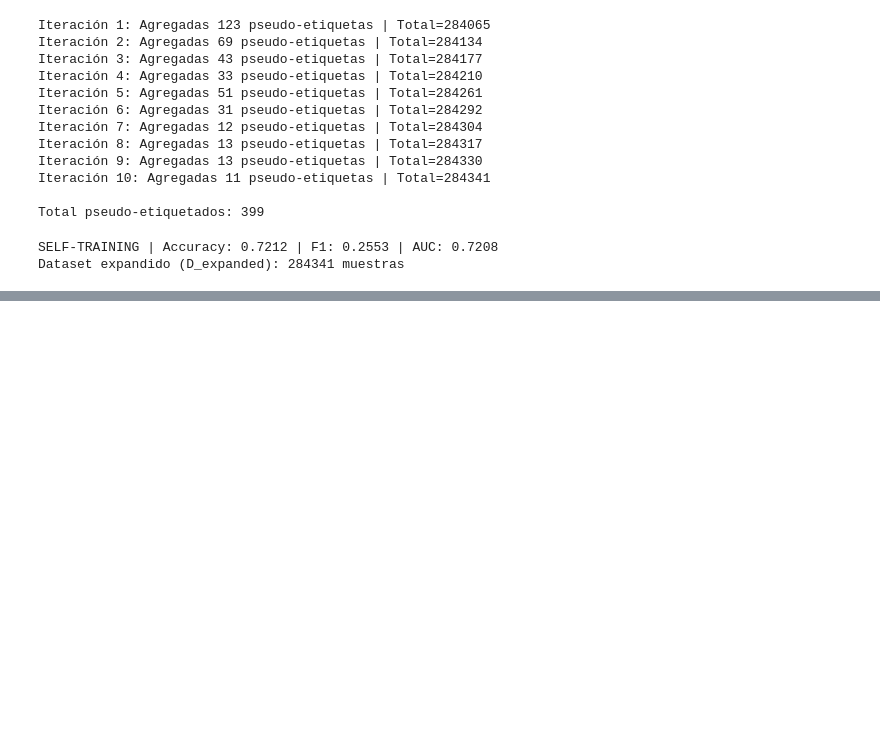
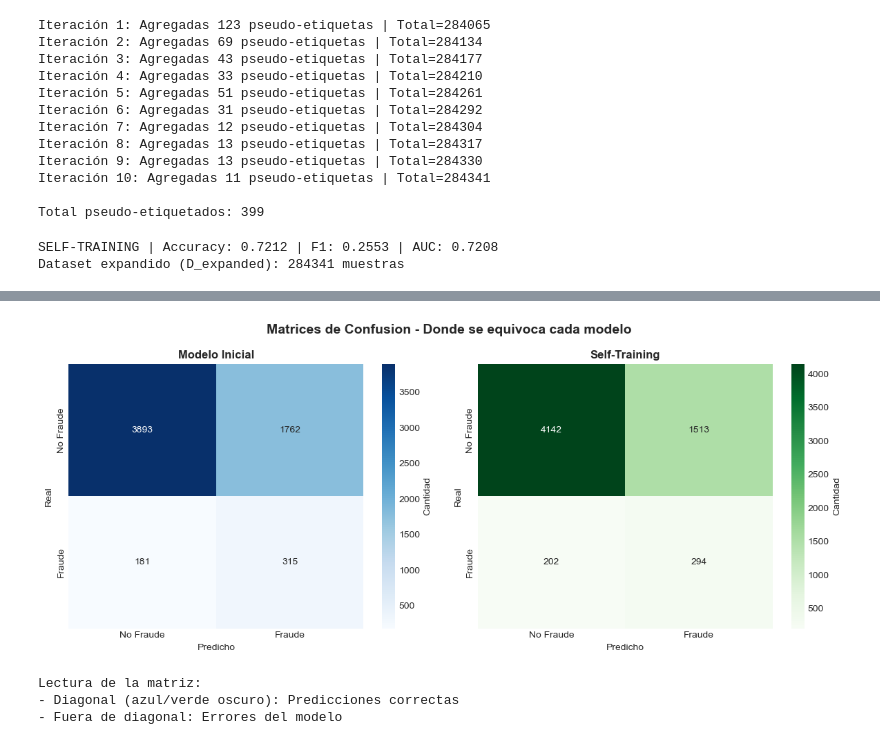
Before and after one commit to Joshua-LP/CODE-APRENDIZAJE-SEMISUPERVISADO, a Jupyter notebook: deteccion_fraude_semi_supervisado.ipynb, the cells around one changed output, grey strips where cells are left out. Drawn from its saved outputs; the diff is of its cells as text; code cells hidden in the pictures; blank space fills up the shorter version.

```diff
--- a/deteccion_fraude_semi_supervisado.ipynb
+++ b/deteccion_fraude_semi_supervisado.ipynb
@@ -318,0 +383,37 @@ Dataset expandido (D_expanded): 284341 muestras
+# %%
+# 3. MATRIZ DE CONFUSION - VER DONDE ESTAN LOS ERRORES
+fig, axes = plt.subplots(1, 2, figsize=(12, 5))
+
+# Modelo Inicial
+cm_base = confusion_matrix(y_test, y_pred_base)
+sns.heatmap(cm_base, annot=True, fmt='d', cmap='Blues', ax=axes[0],
+            cbar_kws={'label': 'Cantidad'})
+axes[0].set_title('Modelo Inicial', fontweight='bold')
+axes[0].set_ylabel('Real')
+axes[0].set_xlabel('Predicho')
+axes[0].set_xticklabels(['No Fraude', 'Fraude'])
+axes[0].set_yticklabels(['No Fraude', 'Fraude'])
+
+# Self-Training
+cm_st = confusion_matrix(y_test, y_pred_st)
+sns.heatmap(cm_st, annot=True, fmt='d', cmap='Greens', ax=axes[1],
+            cbar_kws={'label': 'Cantidad'})
+axes[1].set_title('Self-Training', fontweight='bold')
+axes[1].set_ylabel('Real')
+axes[1].set_xlabel('Predicho')
+axes[1].set_xticklabels(['No Fraude', 'Fraude'])
+axes[1].set_yticklabels(['No Fraude', 'Fraude'])
+
+plt.suptitle('Matrices de Confusion - Donde se equivoca cada modelo',
+             fontweight='bold', fontsize=14)
+plt.tight_layout()
+plt.show()
+
+print("\nLectura de la matriz:")
+print("- Diagonal (azul/verde oscuro): Predicciones correctas")
+print("- Fuera de diagonal: Errores del modelo")
+# %% [output]
+[figure, added]
+Lectura de la matriz:
+- Diagonal (azul/verde oscuro): Predicciones correctas
+- Fuera de diagonal: Errores del modelo
```
Also changed, not shown: parts of 8 cells of this notebook.
